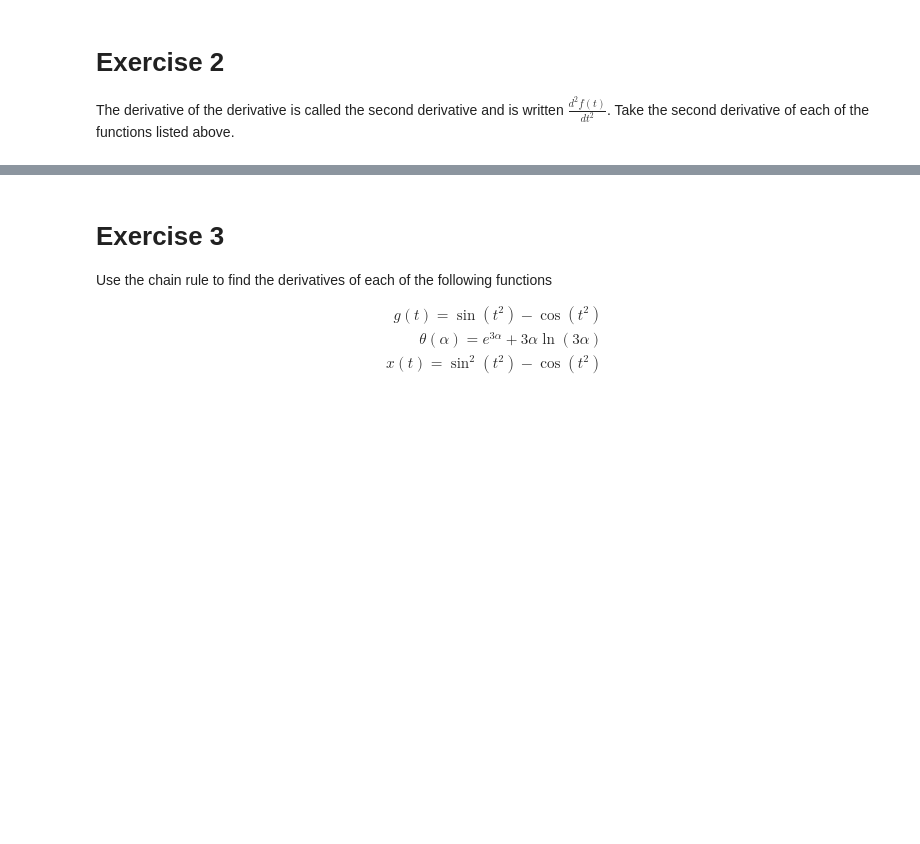
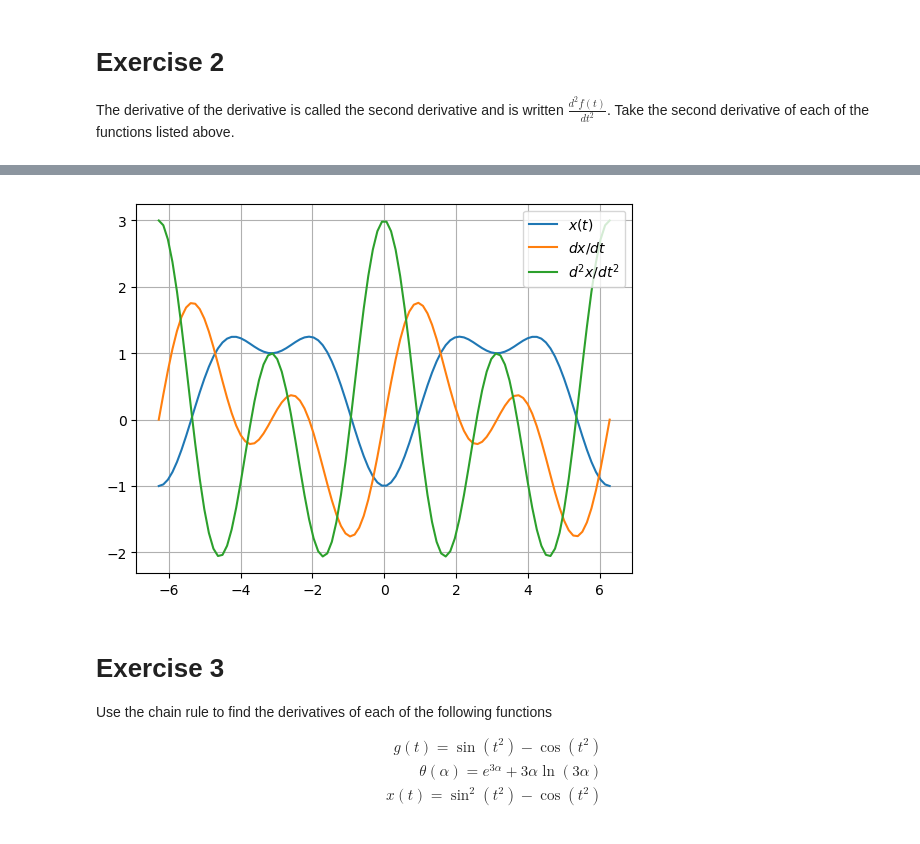
Before and after one commit to chaaland/classical-mechanics-ttm, a Jupyter notebook: Untitled.ipynb, the cells around one changed output, grey strips where cells are left out. Saved outputs shown, nothing was run; the diff lists cells and outputs as text; code cells hidden in the pictures; blank space fills up the shorter version.

```diff
--- a/Untitled.ipynb
+++ b/Untitled.ipynb
@@ -74,3 +80,17 @@ The derivative of the derivative is called the second derivative and is written
+# %%
+x_vals = LinRange(-2*pi, 2*pi, 100)
+y_vals = sin.(x_vals).^2 - cos.(x_vals)
+y_prime_vals = sin.(2 * x_vals) + sin.(x_vals)
+y_prime_prime_vals = 2 * cos.(2 * x_vals) + cos.(x_vals)
+
+plot(x_vals, y_vals, label=L"x(t)");
+plot(x_vals, y_prime_vals, label=L"dx/dt");
+plot(x_vals, y_prime_prime_vals, label=L"d^2x/dt^2");
+
+grid("on");
+legend();
+# %% [output]
+[figure, added]
 # %% [markdown]
 # Exercise 3
 Use the chain rule to find the derivatives of each of the following functions
```
Also changed, not shown: parts of 17 cells of this notebook.
